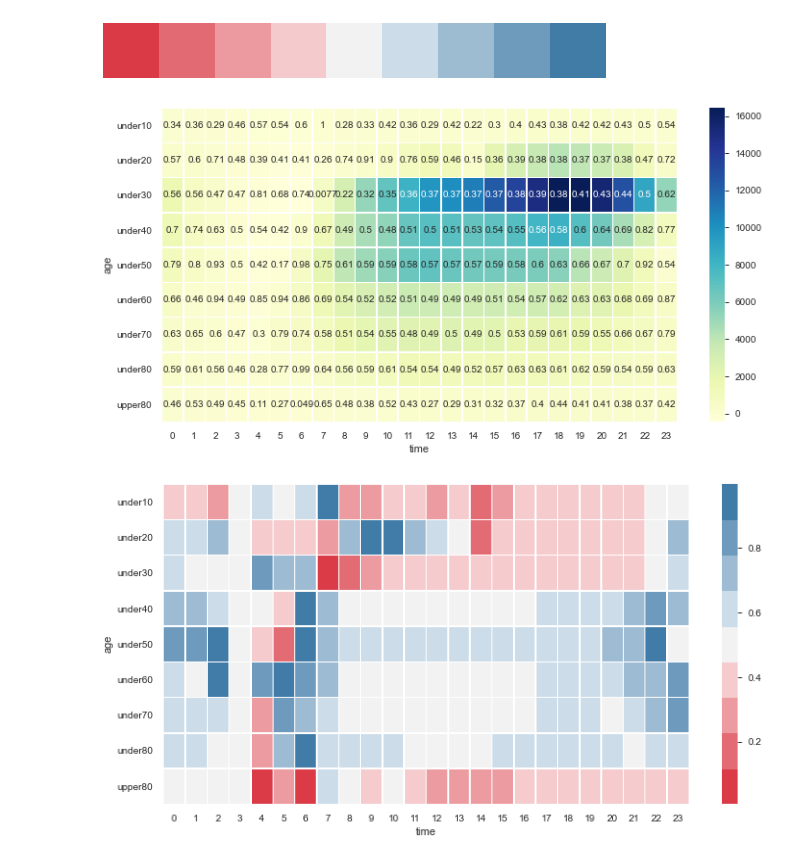
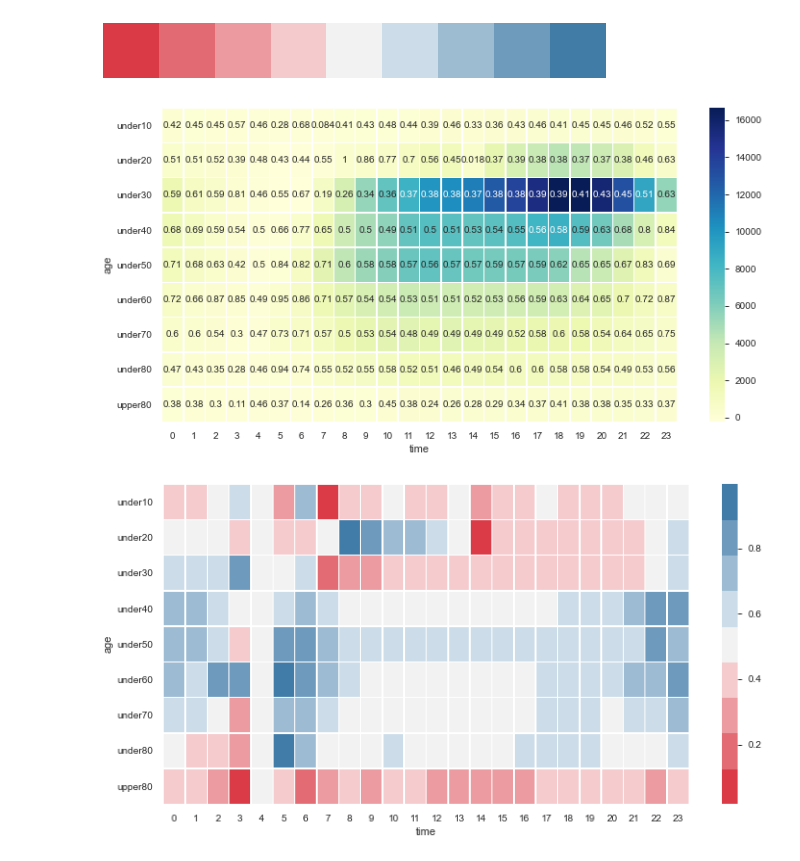
Before and after one commit to Edwardkim0/Place_trend_analysis, a Jupyter notebook: eda_mapo.ipynb, the cells around one changed output. Saved outputs shown, nothing was run; the diff lists cells and outputs as text; code cells hidden in the pictures.

```diff
--- a/eda_mapo.ipynb
+++ b/eda_mapo.ipynb
@@ -182,18 +182,19 @@ sns_fig = snsplt.get_figure()
 # %% [markdown]
 ### 유출입 인구수 파악을 위해 거주지 인구수와의 차이를 가시화
 # %%
-analysis_time_heatmap_wrt3 = analysis_time_stack_heatmap.copy()
-analysis_time_heatmap_male_wrt3 = analysis_time_stack_heatmap_male.copy()
-analysis_time_heatmap_female_wrt3 = analysis_time_stack_heatmap_female.copy()
-annot_male_percent = analysis_time_heatmap_wrt3.copy()
+analysis_time_heatmap_wrt4 = analysis_time_stack_heatmap.copy()
+analysis_time_heatmap_male_wrt4 = analysis_time_stack_heatmap_male.copy()
+analysis_time_heatmap_female_wrt4 = analysis_time_stack_heatmap_female.copy()
+annot_male_percent = analysis_time_heatmap_wrt4.copy()
 
 for idx in range(24):
-    analysis_time_heatmap_wrt3[idx] = analysis_time_stack_heatmap[idx]-analysis_time_stack_heatmap[3]
-    analysis_time_heatmap_male_wrt3[idx] = analysis_time_stack_heatmap_male[idx]-analysis_time_stack_heatmap_male[3]
-    analysis_time_heatmap_female_wrt3[idx] = analysis_time_stack_heatmap_female[idx]-analysis_time_stack_heatmap_female[3]
+    analysis_time_heatmap_wrt4[idx] = analysis_time_stack_heatmap[idx]-analysis_time_stack_heatmap[4]
+    analysis_time_heatmap_male_wrt4[idx] = analysis_time_stack_heatmap_male[idx]-analysis_time_stack_heatmap_male[4]
+    analysis_time_heatmap_female_wrt4[idx] = analysis_time_stack_heatmap_female[idx]-analysis_time_stack_heatmap_female[4]
 
-    annot_male_percent[idx] = analysis_time_heatmap_male_wrt3[idx].abs()/(analysis_time_heatmap_male_wrt3[idx].abs()+analysis_time_heatmap_female_wrt3[idx].abs())
-annot_male_percent[3] = analysis_time_stack_heatmap_male[3]/analysis_time_stack_heatmap[3]
-annot_male_percent
+    annot_male_percent[idx] = analysis_time_heatmap_male_wrt4[idx].abs()/(analysis_time_heatmap_male_wrt4[idx].abs()+analysis_time_heatmap_female_wrt4[idx].abs())
+annot_male_percent[4] = analysis_time_stack_heatmap_male[4]/analysis_time_stack_heatmap[4]
+# annot_male_percent
+analysis_time_heatmap_wrt4
 # %% [output]
 | hour | 0 | 1 | 2 | 3 | 4 | 5 | 6 | 7 | 8 | 9 | ... | ... |
@@ -213,23 +214,23 @@ sns.palplot(cmap)
 # %% [output]
 [figure]
 # %%
-analysis_time_heatmap_wrt3.describe()
+analysis_time_heatmap_wrt4.describe()
 plt.figure(figsize=(12, 6))
-snsplt = sns.heatmap(analysis_time_heatmap_wrt3,annot=annot_male_percent,
+snsplt = sns.heatmap(analysis_time_heatmap_wrt4,annot=annot_male_percent,
                      cmap="YlGnBu", linewidths=.5)
 snsplt.set_xlabel("time")
 snsplt.set_ylabel("age")
 sns_fig = snsplt.get_figure()
 
-sns_fig.savefig('time_age_population_mp_wrt3_annot.png')
+sns_fig.savefig('time_age_population_mp_wrt4_annot.png')
 
 plt.figure(figsize=(12, 6))
 snsplt = sns.heatmap(annot_male_percent, cmap=cmap,linewidths=.5)
 snsplt.set_xlabel("time")
 snsplt.set_ylabel("age")
 sns_fig = snsplt.get_figure()
 
-sns_fig.savefig('time_age_population_mp_wrt3_annot_sex.png')
+sns_fig.savefig('time_age_population_mp_wrt4_annot_sex.png')
 # %% [output]
-[figure, old version]
+[figure, new version]
-[figure, old version]
+[figure, new version]
```
Also changed, not shown: parts of 4 cells of this notebook, 22 other files.
